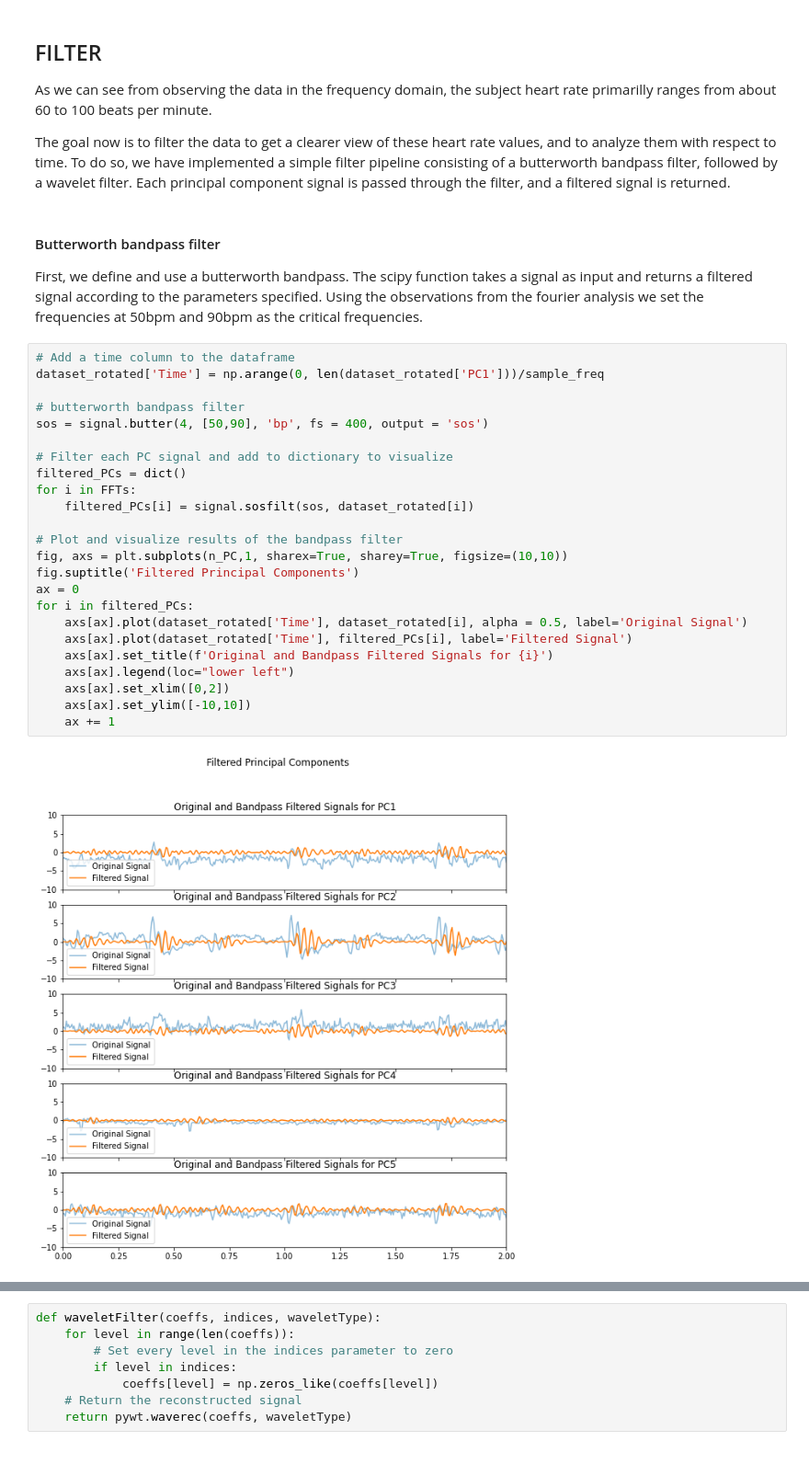
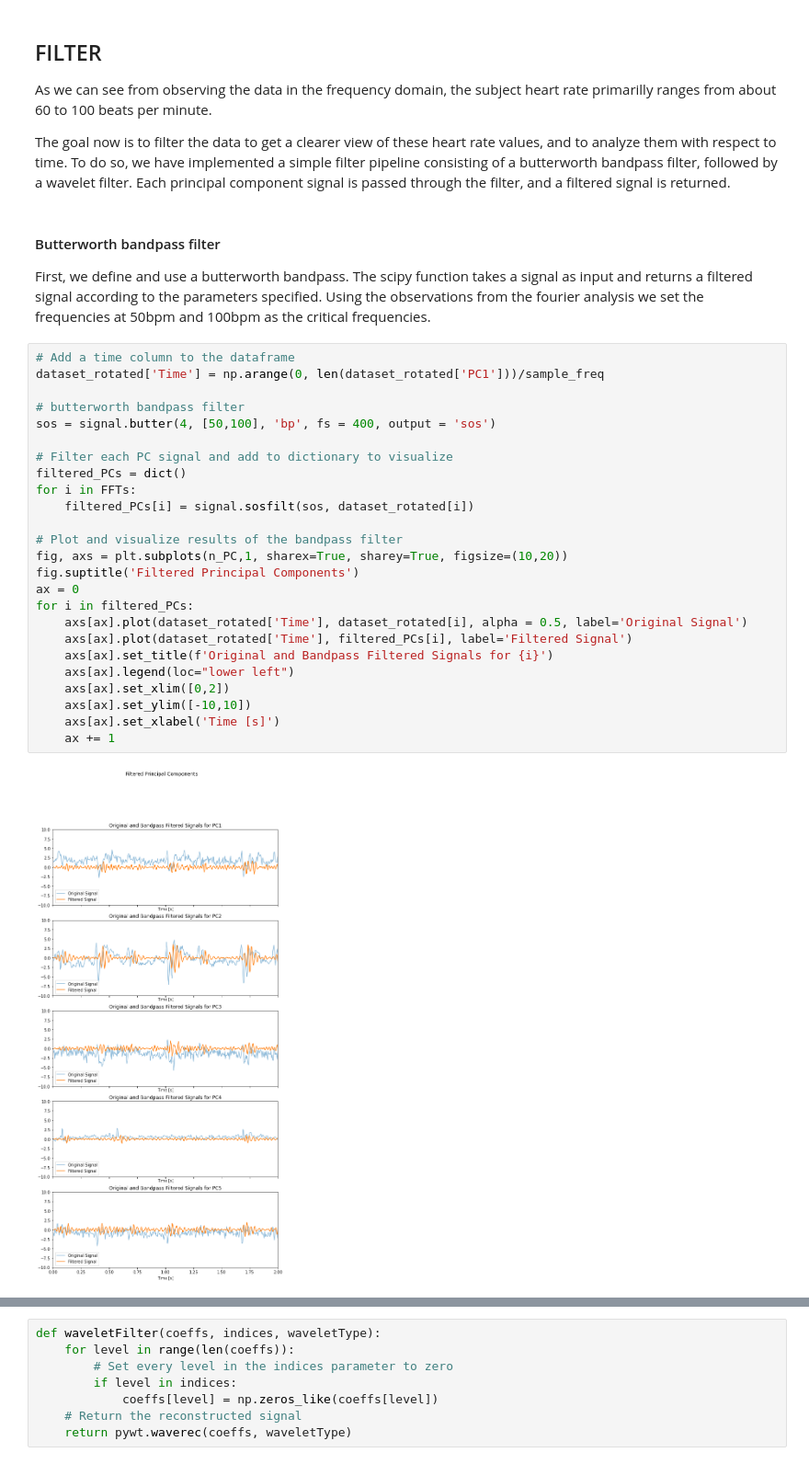
Before and after one commit to AleCapoPhys/HeartRateEstimation, a Jupyter notebook: HeartRateEstimation_project.ipynb, the cells around one changed output, grey strips where cells are left out. Shown at 92% size. Cells and saved outputs as stored; diff of their text form.

Commit message:
Make Filter part prettier <3

```diff
--- a/HeartRateEstimation_project.ipynb
+++ b/HeartRateEstimation_project.ipynb
@@ -402,33 +402,34 @@ to analyze them with respect to time. To do so, we have implemented a simple fil
 # %% [markdown]
 #### Butterworth bandpass filter
 
-First, we define and use a butterworth bandpass. The scipy function takes a signal as input and returns a filtered signal according to the parameters specified. Using the observations from the fourier analysis we set the frequencies at 50bpm and 90bpm as the critical frequencies.
+First, we define and use a butterworth bandpass. The scipy function takes a signal as input and returns a filtered signal according to the parameters specified. Using the observations from the fourier analysis we set the frequencies at 50bpm and 100bpm as the critical frequencies.
 # %%
 # Add a time column to the dataframe
 dataset_rotated['Time'] = np.arange(0, len(dataset_rotated['PC1']))/sample_freq
 
 # butterworth bandpass filter
-sos = signal.butter(4, [50,90], 'bp', fs = 400, output = 'sos')
+sos = signal.butter(4, [50,100], 'bp', fs = 400, output = 'sos')
 
 # Filter each PC signal and add to dictionary to visualize
 filtered_PCs = dict()
 for i in FFTs:
     filtered_PCs[i] = signal.sosfilt(sos, dataset_rotated[i])
 
 # Plot and visualize results of the bandpass filter
-fig, axs = plt.subplots(n_PC,1, sharex=True, sharey=True, figsize=(10,10))
+fig, axs = plt.subplots(n_PC,1, sharex=True, sharey=True, figsize=(10,20))
 fig.suptitle('Filtered Principal Components')
 ax = 0
 for i in filtered_PCs:
     axs[ax].plot(dataset_rotated['Time'], dataset_rotated[i], alpha = 0.5, label='Original Signal')
     axs[ax].plot(dataset_rotated['Time'], filtered_PCs[i], label='Filtered Signal')
     axs[ax].set_title(f'Original and Bandpass Filtered Signals for {i}')
     axs[ax].legend(loc="lower left")
     axs[ax].set_xlim([0,2])
     axs[ax].set_ylim([-10,10])
+    axs[ax].set_xlabel('Time [s]')
     ax += 1
 # %% [output]
-[figure, old version]
+[figure, new version]
 # %% [markdown]
 #### Wavelet transform
 
```
Also changed, not shown: parts of 18 cells of this notebook, 3 other files.
